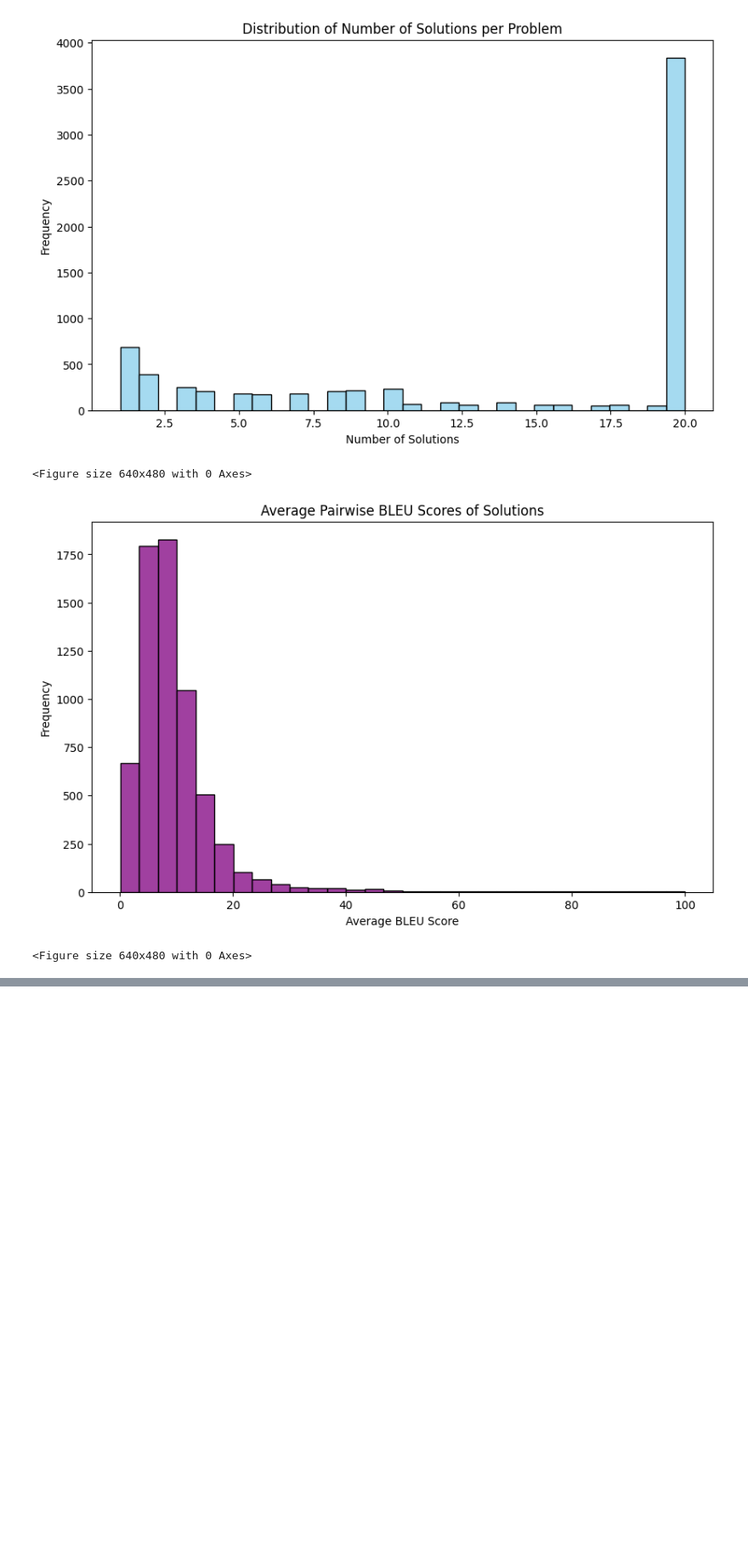
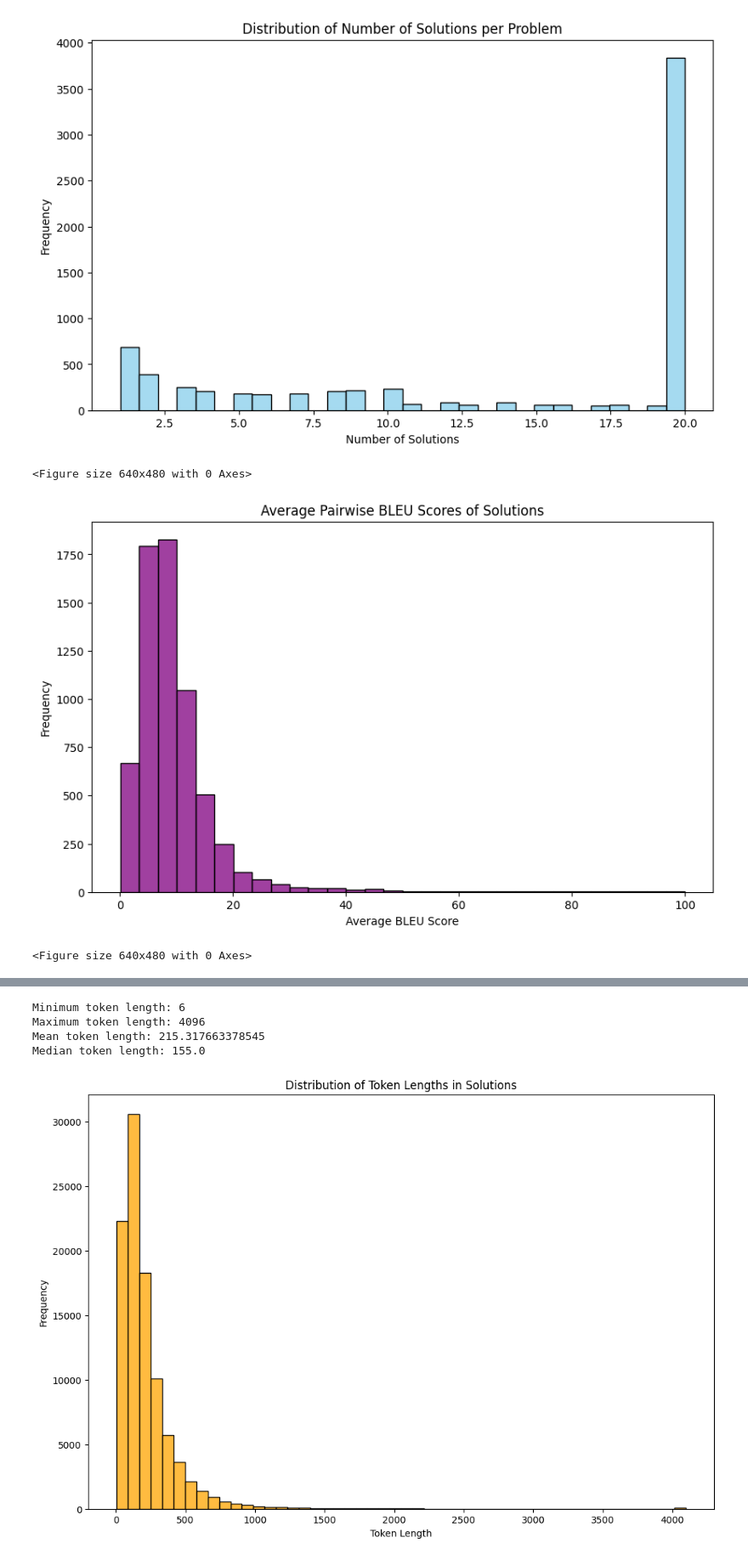
Before and after one commit to cassanof/CodeRM, a Jupyter notebook: codeprm/dataset/taco_filtered_analysis.ipynb, the cells around one changed output, grey strips where cells are left out. Shown: that part at 85% size. Drawn from its saved outputs; the diff is of its cells as text; code cells hidden in the pictures; blank space fills up the shorter version.

```diff
--- a/codeprm/dataset/taco_filtered_analysis.ipynb
+++ b/codeprm/dataset/taco_filtered_analysis.ipynb
@@ -110,0 +113,51 @@ total_solns
+# %%
+from transformers import AutoTokenizer
+import pandas as pd
+import matplotlib.pyplot as plt
+import seaborn as sns
+import numpy as np
+from tqdm.auto import tqdm
+
+tqdm.pandas(desc="Tokenizing")
+
+# Load tokenizer
+tokenizer = AutoTokenizer.from_pretrained("bigcode/starcoder2-15b")
+
+# Function to tokenize solutions and return token lengths
+def get_token_lengths(solutions):
+    token_lengths = []
+    for solution in solutions:
+        tokens = tokenizer.encode(solution, truncation=True, max_length=4096)
+        token_lengths.append(len(tokens))
+    return token_lengths
+
+# Apply function to each list of solutions and flatten the result
+all_token_lengths = [length for sublist in ds.to_pandas()['solutions'].progress_apply(get_token_lengths) for length in sublist]
+
+# Convert to DataFrame for easier handling
+token_lengths_df = pd.DataFrame(all_token_lengths, columns=['Token Lengths'])
+
+# Basic statistics
+min_length = token_lengths_df['Token Lengths'].min()
+max_length = token_lengths_df['Token Lengths'].max()
+mean_length = token_lengths_df['Token Lengths'].mean()
+median_length = token_lengths_df['Token Lengths'].median()
+
+print(f"Minimum token length: {min_length}")
+print(f"Maximum token length: {max_length}")
+print(f"Mean token length: {mean_length}")
+print(f"Median token length: {median_length}")
+
+# Plotting the distribution of token lengths
+plt.figure(figsize=(12, 8))
+sns.histplot(token_lengths_df['Token Lengths'], bins=50, color='orange')
+plt.title('Distribution of Token Lengths in Solutions')
+plt.xlabel('Token Length')
+plt.ylabel('Frequency')
+plt.show()
+# %% [output]
+Minimum token length: 6
+Maximum token length: 4096
+Mean token length: 215.317663378545
+Median token length: 155.0
+[figure, added]
```
Also changed, not shown: parts of 1 cell of this notebook, 1 other file.
